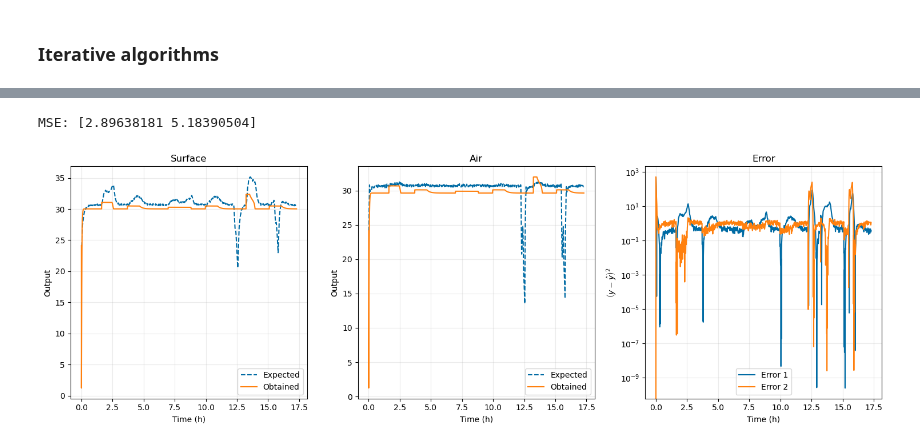
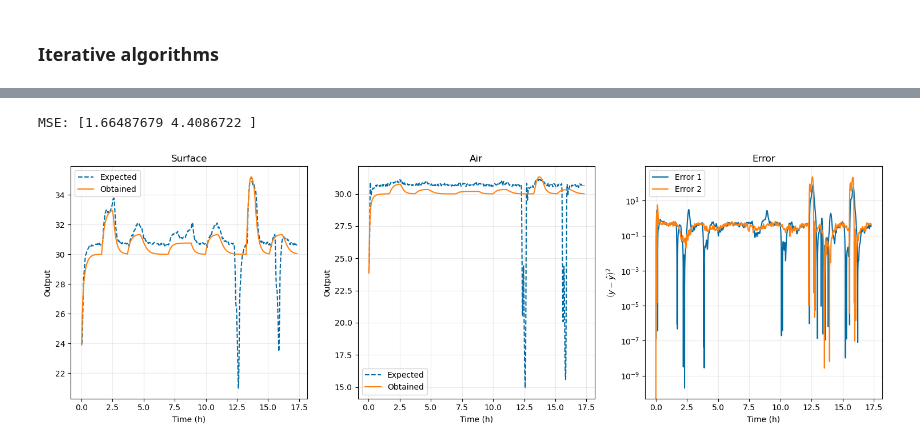
Before and after one commit to prognostics-lab/lion, a Jupyter notebook: data_raw/240209_temptest_C6B2.ipynb, the cells around one changed output, grey strips where cells are left out. Drawn from its saved outputs; the diff is of its cells as text; code cells hidden in the pictures.

Commit message:
Tried the basinhopping implementation for the optimization problem

```diff
--- a/data_raw/240209_temptest_C6B2.ipynb
+++ b/data_raw/240209_temptest_C6B2.ipynb
@@ -393,9 +398,43 @@ def generate_evaluation(expected, u, t, x0):
         return expected, y, error
     return _generate_system
 # %%
-_INITIAL_GUESS = np.array([100, 10, 100, 2, 15])
+_INITIAL_GUESS = np.array([100, 100, 1, 1, 1])
 mse_error = generate_mse_error(y_train, u_train, t_train, x0_train)
-params = optimize.least_squares(lambda p: mse_error(TargetParams(*p)), _INITIAL_GUESS, bounds=(0, np.inf), jac="2-point", max_nfev=1000)
+
+# params = optimize.least_squares(
+#     lambda p: mse_error(TargetParams(*p)),
+#     _INITIAL_GUESS,
+#     bounds=optimize.Bounds(0, np.inf),
+#     jac="3-point",
+#     max_nfev=1000,
+#     loss="soft_l1",
+# )
+
+params = optimize.minimize(
+    lambda p: mse_error(TargetParams(*p)),
+    _INITIAL_GUESS,
+    bounds=optimize.Bounds(0, np.inf),
+    jac="3-point",
+    hess="3-point",
+    method="Nelder-Mead",
+    options={
+        "disp": True,
+    },
+)
+
+# params = optimize.basinhopping(
+#     lambda p: mse_error(TargetParams(*p)),
+#     _INITIAL_GUESS,
+#     minimizer_kwargs={
+#         "bounds": optimize.Bounds(0, np.inf),
+#         "jac": "3-point",
+#         "hess": "3-point",
+#         "method": "Nelder-Mead",
+#         "options": {
+#             "disp": True,
+#         },
+#     },
+# )
 
 
 A, B, C, _ = target_lti_parameters(TargetParams(*params.x))
@@ -404,5 +443,7 @@ print(f"Final parameters: {TargetParams(*params.x)}")
 print(f"A = \n{A}")
 print(f"B = \n{B}")
 print(f"C = \n{C}")
+if np.linalg.matrix_rank(np.vstack([C, C @ A])) != 2:
+    print("!!! SYSTEM IS NOT OBSERVABLE !!!")
 alert()
 # %% [output]
@@ -431,8 +477,6 @@ C =
 # %%
 _EVAL_SEGMENT = 2
-dt_eval = cap_time_segs[_EVAL_SEGMENT]
-dt_eval = dt_eval[1] - dt_eval[0]
-t_eval = dt_eval * np.arange(len(cap_time_segs[_EVAL_SEGMENT]))
+t_eval = np.linspace(0, cap_time_segs[_EVAL_SEGMENT][-1] - cap_time_segs[_EVAL_SEGMENT][0], len(cap_time_segs[_EVAL_SEGMENT]))
 y_eval = np.array([temp_sur_segs[_EVAL_SEGMENT], temp_air_segs[_EVAL_SEGMENT]]).T
 u_eval = np.array([chamber_sp_segs[_EVAL_SEGMENT], gen_heat_segs[_EVAL_SEGMENT]]).T
 x0_eval = y_eval[0] # We assume the observations match the states at the beginning
@@ -448,32 +492,32 @@ fig, (ax1, ax2, ax3) = plt.subplots(1, 3, figsize=(15, 5))
 ax1.plot(t_eval / 3600, expected[:, 0], label="Expected", linestyle="--")
 ax1.plot(t_eval / 3600, obtained[:, 0], label="Obtained")
 ax2.plot(t_eval / 3600, expected[:, 1], label="Expected", linestyle="--")
 ax2.plot(t_eval / 3600, obtained[:, 1], label="Obtained")
 ax3.plot(t_eval / 3600, error_square[:, 0], label="Error 1")
 ax3.plot(t_eval / 3600, error_square[:, 1], label="Error 2")
 
 ax1.set_xlabel("Time (h)")
 ax1.set_ylabel("Output")
 ax2.set_xlabel("Time (h)")
 ax2.set_ylabel("Output")
 ax3.set_xlabel("Time (h)")
 ax3.set_ylabel("$\\left(y - \\hat y\\right)^2$")
 
 ax1.set_title("Surface")
 ax2.set_title("Air")
 ax3.set_title("Error")
 
 ax1.legend()
 ax2.legend()
 ax3.legend()
 ax1.grid(alpha=0.25)
 ax2.grid(alpha=0.25)
 ax3.grid(alpha=0.25)
 
 ax3.set_yscale("log")
 
 fig.tight_layout()
 plt.show()
 # %% [output]
-MSE: [2.89638181 5.18390504]
+MSE: [1.66487679 4.4086722 ]
-[figure, old version]
+[figure, new version]
```
Also changed, not shown: parts of 5 cells of this notebook.
